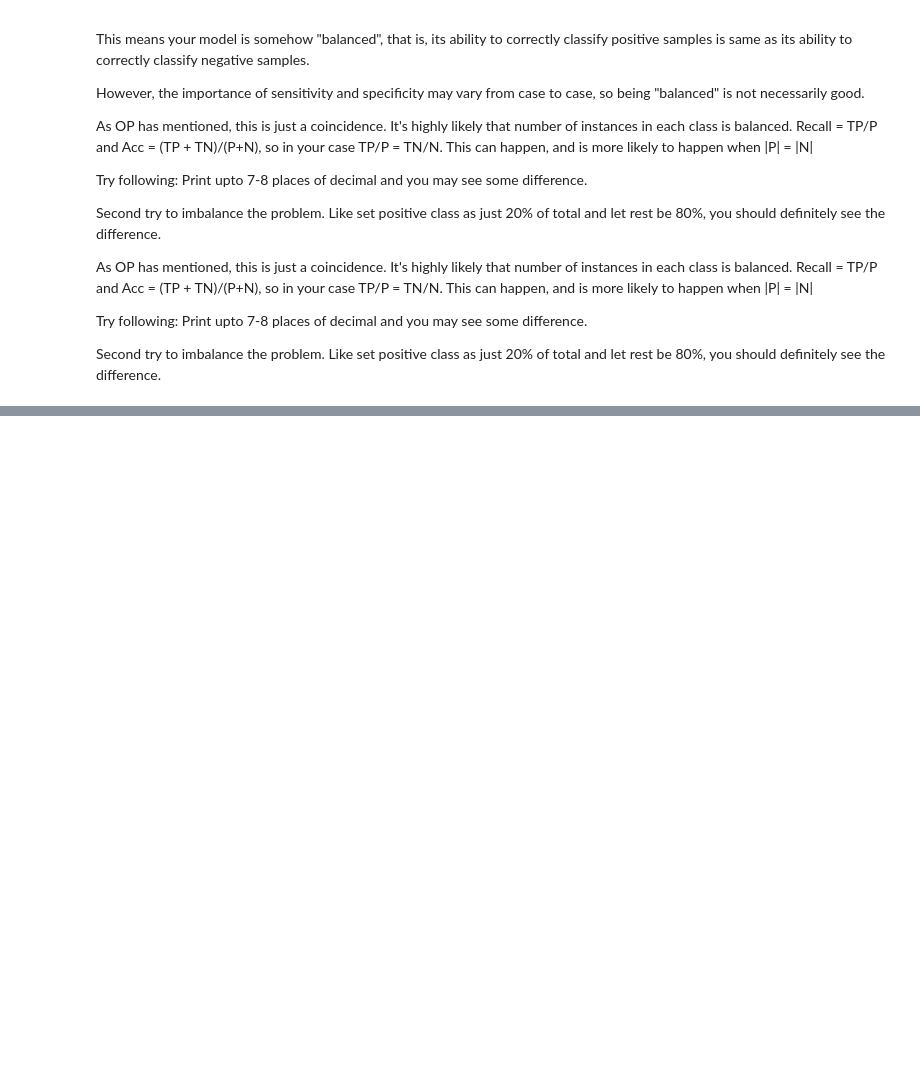
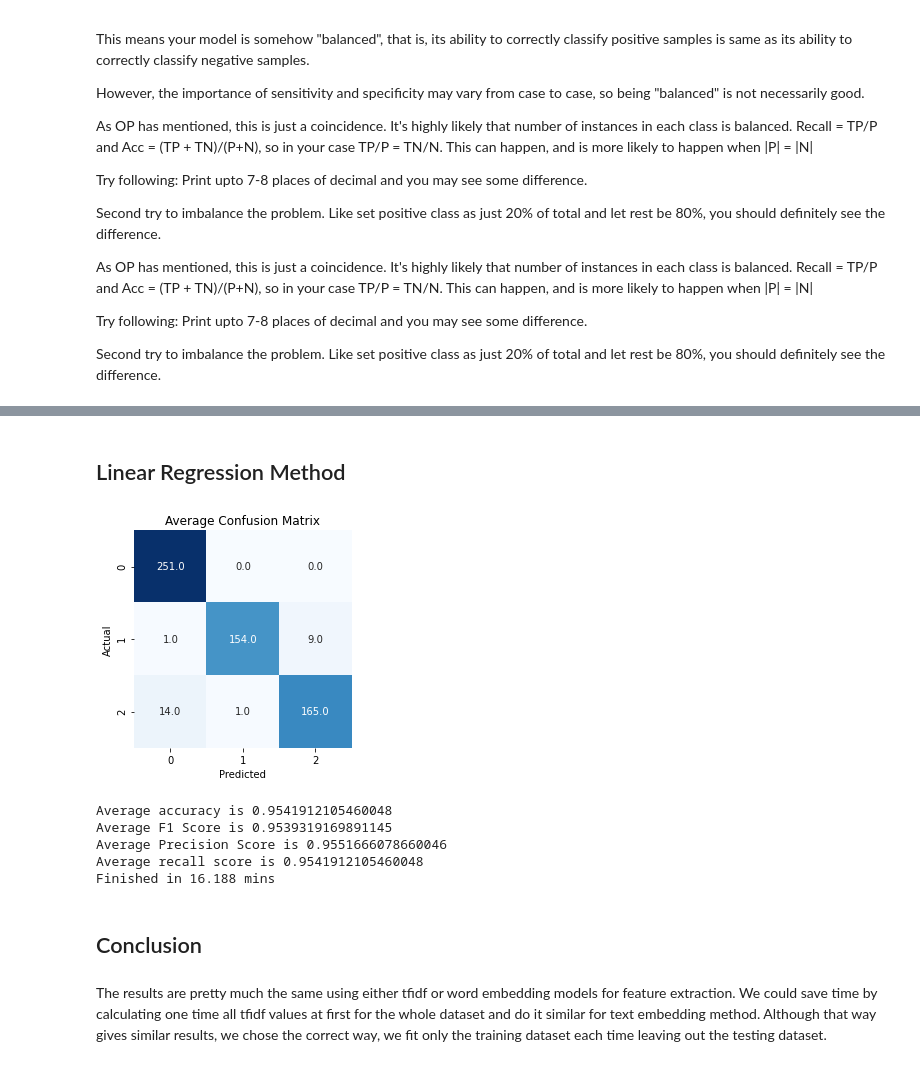
Before and after one commit to lkostakis/recomender-systems-algorithms, a Jupyter notebook: ask1.ipynb, the cells around one changed output, grey strips where cells are left out. Saved outputs shown, nothing was run; the diff lists cells and outputs as text; code cells hidden in the pictures; blank space fills up the shorter version.

Commit message:
tested-conclusion left

```diff
--- a/ask1.ipynb
+++ b/ask1.ipynb
@@ -493,0 +514,48 @@ Finished in 15.922 mins
+# %% [markdown]
+## Linear Regression Method
+# %%
+start = time.time()
+
+average_acc = 0
+average_f1 = 0
+average_precision = 0
+average_recall = 0
+average_conf_matrix = np.zeros([3,3])
+
+for i in range(5):
+
+    X_train, X_test = get_train_test_data(input_train[i], input_test[i])
+
+    linear_clf = linear_model.LogisticRegression(solver='newton-cg')
+    linear_clf.fit(X_train, output_train[i])
+
+    y_pred = linear_clf.predict(X_test)
+
+    average_conf_matrix += confusion_matrix(output_test[i], y_pred)
+    average_acc += accuracy_score(output_test[i], y_pred)
+    average_f1 += f1_score(output_test[i], y_pred, average='weighted')
+    average_precision += precision_score(output_test[i], y_pred, average='weighted', zero_division=0)
+    average_recall += recall_score(output_test[i], y_pred, average='weighted')
+
+display_confusion_matrix("Average Confusion Matrix", average_conf_matrix//5)
+print("Average accuracy is", average_acc/5)
+print("Average F1 Score is", average_f1/5)
+print("Average Precision Score is", average_precision/5)
+print("Average recall score is", average_recall/5)
+
+stop = time.time()
+print("Finished in {:.3f} mins".format((stop-start)/60))
+# %% [output]
+[figure, added]
+Average accuracy is 0.9541912105460048
+Average F1 Score is 0.9539319169891145
+Average Precision Score is 0.9551666078660046
+Average recall score is 0.9541912105460048
+Finished in 16.188 mins
+# %% [markdown]
+## Conclusion
+# %% [markdown]
+The results are pretty much the same using either tfidf or word embedding models for feature extraction.
+We could save time by calculating one time all tfidf values at first for the whole dataset and do it similar
+for text embedding method. Although that way gives similar results, we chose the correct way, we fit only the
+training dataset each time leaving out the testing dataset.
```
Also changed, not shown: parts of 25 cells of this notebook.
